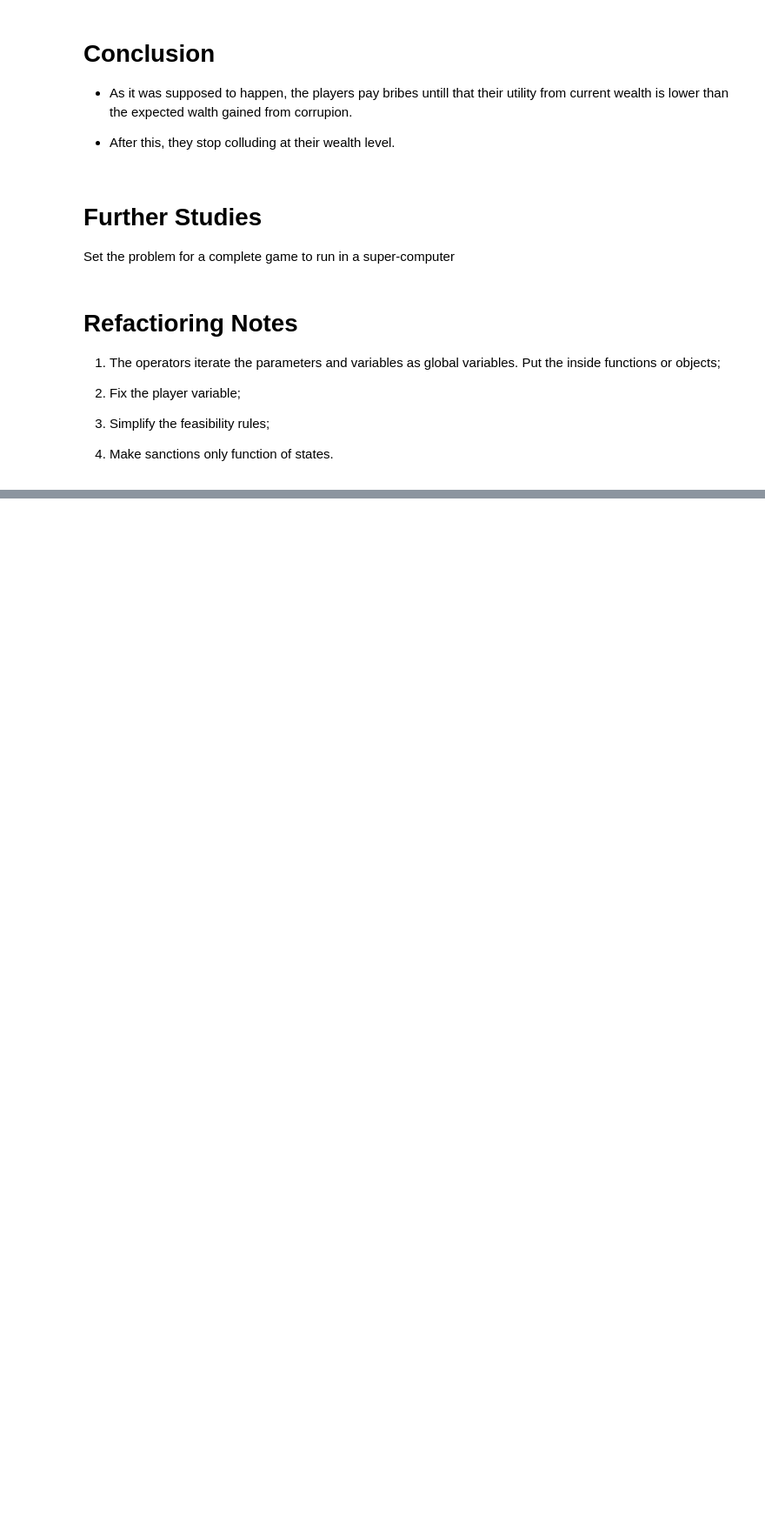
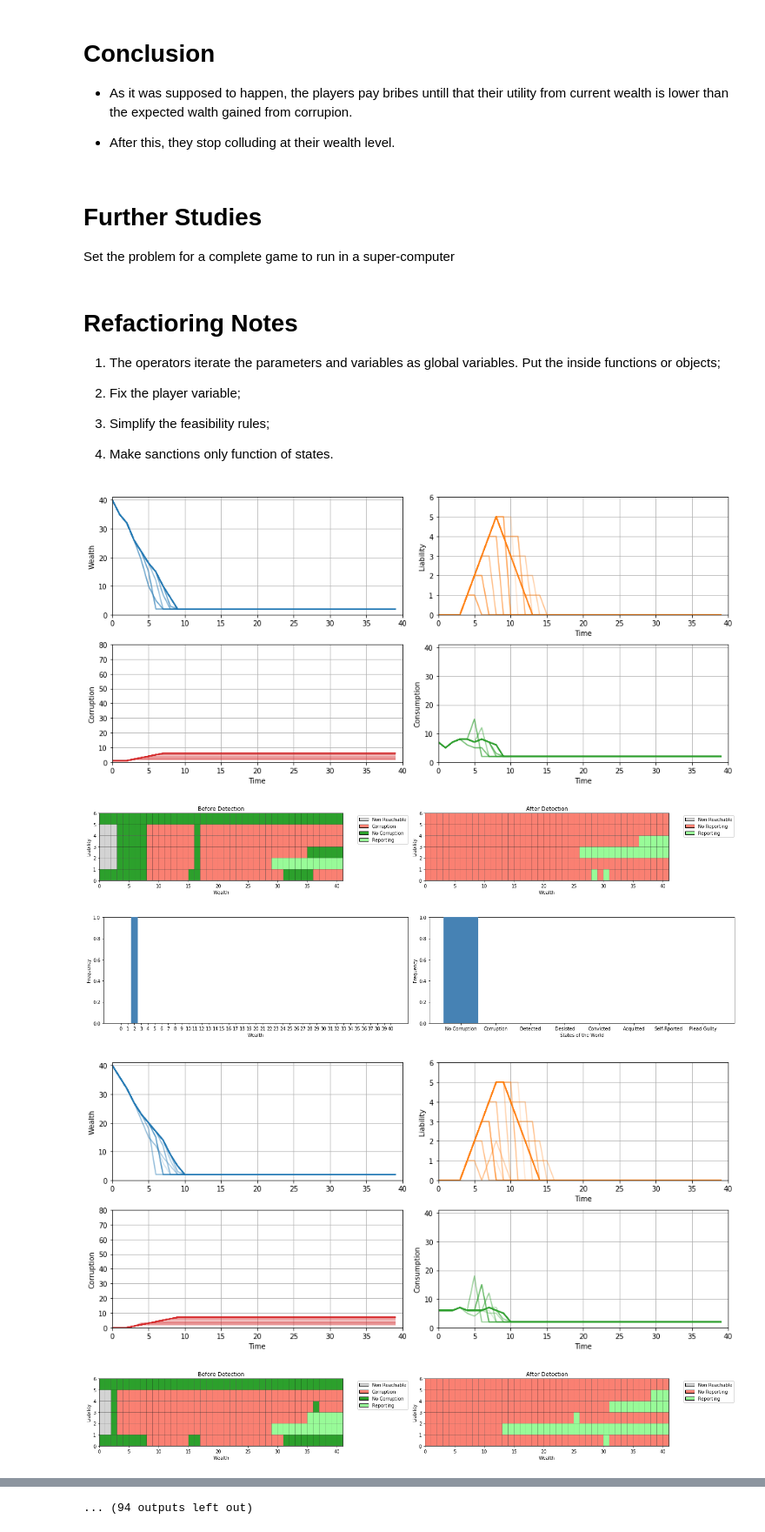
Before and after one commit to caxaxa/Corruption_Game, a Jupyter notebook: Corruption_game_leniency_and_non_trial_resolutions.ipynb, the cells around one changed output, grey strips where cells are left out. Shown at 87% size. Saved outputs shown, nothing was run; the diff lists cells and outputs as text; code cells hidden in the pictures; blank space fills up the shorter version.

```diff
--- a/Corruption_game_leniency_and_non_trial_resolutions.ipynb
+++ b/Corruption_game_leniency_and_non_trial_resolutions.ipynb
@@ -426,8 +426,10 @@ Liability decays over time. Because information gets lost over time and also bec
 def get_Li_prime(Li,di,dj,Si_prime):
     if Si_prime == s_nc: # There are no Liabilities after judgments
         return 0
-    elif Li + get_li_prime(di, dj,Si_prime) > 0 :
+    elif ((Li + get_li_prime(di, dj,Si_prime) > 0) and (Li + get_li_prime(di, dj,Si_prime) <= L_bar)) :
         return Li + get_li_prime(di, dj, Si_prime)
+    elif Li + get_li_prime(di, dj,Si_prime) > L_bar :
+        return L_bar
     else:
         return 0
 
@@ -1150,7 +1152,7 @@ def change_Matrix_Results(M,R):
     vec1 =  get_heatmap_vec_pre(R.sigma, M.X_unique, M.D_unique)
     vec2 =  get_heatmap_vec_post(R.sigma, M.X_unique, M.D_unique)
     plot_heatmap(vec1,vec2)
-    histogram_stationary(R,M, 'Distribution in the Path')
+    histogram_stationary(R,M)
 
 def change_global_player():
     global player
@@ -1387,34 +1417,40 @@ start_time = datetime.now()
 alphas = [0.1,0.1,0.2,0.2,0.3]
 betas = [0.7,0.8,0.7,0.8,0.6]
 
-for i,j in zip(alphas,betas)
+for i,j in zip(alphas,betas):
 
     matrix = False
     player = 'payer'
     alpha = i
     beta = j
     outer_opearator()
     player = get_otherplayer(player)
     matrix_2, results_2 = iterate_sigma()
     player = get_otherplayer(player)
     vec1 =  get_heatmap_vec_pre(results.sigma, matrix.X_unique, matrix.D_unique)
     vec2 =  get_heatmap_vec_post(results.sigma, matrix.X_unique, matrix.D_unique)
     plot_heatmap(vec1,vec2)
     player = get_otherplayer(player)
     vec1 =  get_heatmap_vec_pre(results_2.sigma, matrix_2.X_unique, matrix_2.D_unique)
     vec2 =  get_heatmap_vec_post(results_2.sigma, matrix_2.X_unique, matrix_2.D_unique)
     plot_heatmap(vec1,vec2)
     player = get_otherplayer(player)
     plot_path_to_steady_state(matrix,results,50, 50)
     player = get_otherplayer(player)
     plot_path_to_steady_state(matrix_2,results_2,50, 50)
     player = get_otherplayer(player)
     histogram_stationary(results,matrix)
     player = get_otherplayer(player)
     histogram_stationary(results_2,matrix_2)
     histogram_stationary(results_2,matrix_2)
     sample_1 =vector_sampler(200,5,matrix,matrix_2,results,results_2,0,1)
     histogram_sampling(sample_1)
 
 end_time = datetime.now()
 print('Duration: {}'.format(end_time - start_time))
+# %% [output]
+[figure, added]
+[figure, added]
+[figure, added]
+[figure, added]
+[figure, added]
@@ -1420,0 +1464 @@ print('Duration: {}'.format(end_time - start_time))
+... (94 outputs left out)
```
Also changed, not shown: parts of 10 cells of this notebook, 42 other files.
